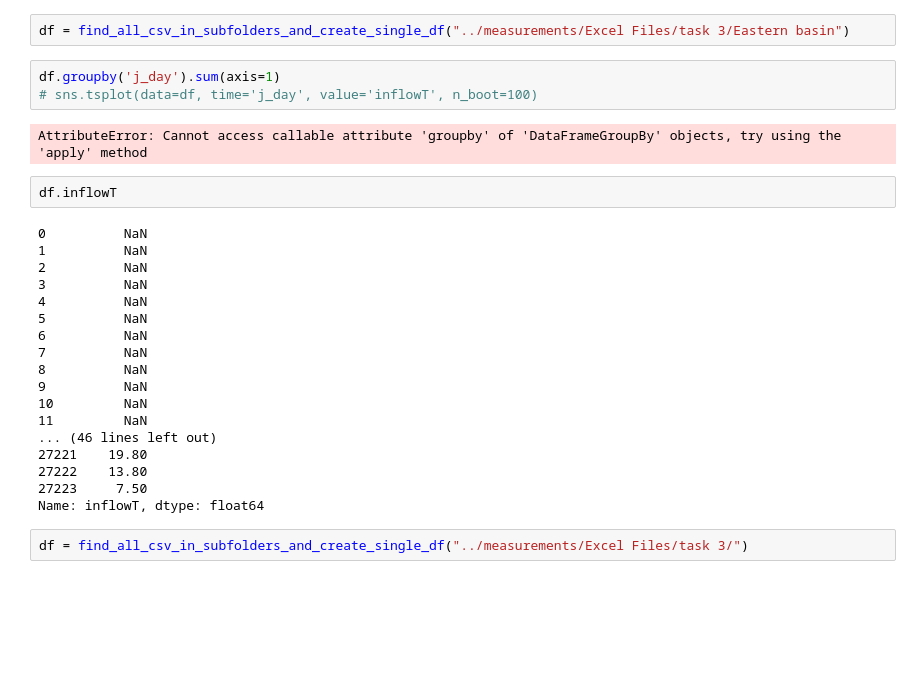
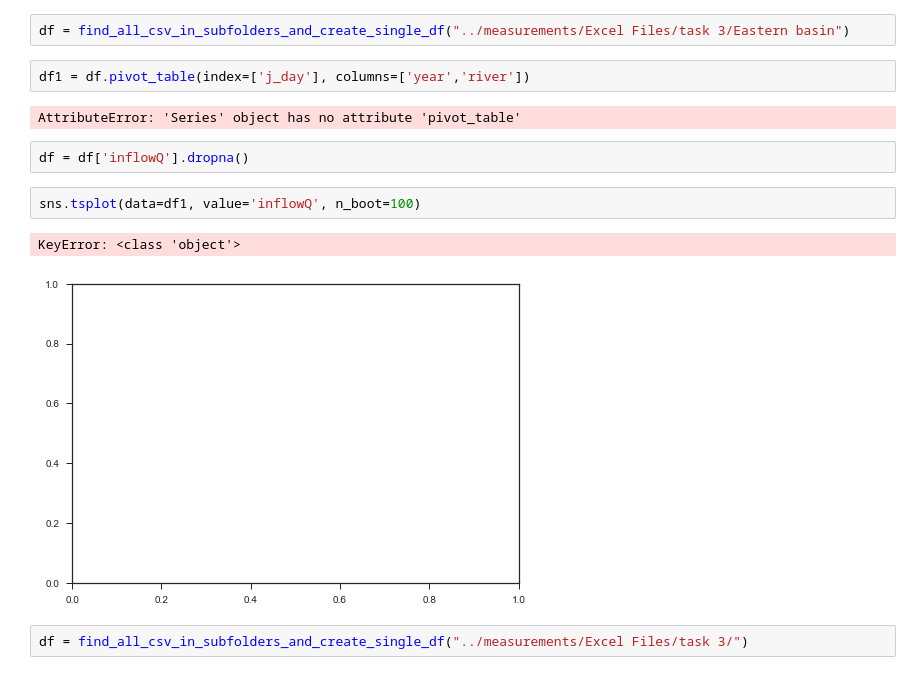
Before and after one commit to pycckuu/Great-Lakes-Data, a Jupyter notebook: post_proc_scripts/Data test 2.ipynb, the cells around one changed output. Saved outputs shown, nothing was run; the diff lists cells and outputs as text; blank space fills up the shorter version.

```diff
--- a/post_proc_scripts/Data test 2.ipynb
+++ b/post_proc_scripts/Data test 2.ipynb
@@ -5,31 +5,17 @@
 import statsmodels.formula.api as sm
 # %%
 df = find_all_csv_in_subfolders_and_create_single_df("../measurements/Excel Files/task 3/Eastern basin")
-# %%
-df.groupby('j_day').sum(axis=1)
-# sns.tsplot(data=df, time='j_day', value='inflowT', n_boot=100)
-# %% [output]
-AttributeError: Cannot access callable attribute 'groupby' of 'DataFrameGroupBy' objects, try using the 'apply' method
-# %%
-df.inflowT
-# %% [output]
-0          NaN
-1          NaN
-2          NaN
-3          NaN
-4          NaN
-5          NaN
-6          NaN
-7          NaN
-8          NaN
-9          NaN
-10         NaN
-11         NaN
-... (46 lines left out)
-27221    19.80
-27222    13.80
-27223     7.50
-Name: inflowT, dtype: float64
+# %%
+df1 = df.pivot_table(index=['j_day'], columns=['year','river'])
+# %% [output]
+AttributeError: 'Series' object has no attribute 'pivot_table'
+# %%
+df = df['inflowQ'].dropna()
+# %%
+sns.tsplot(data=df1, value='inflowQ', n_boot=100)
+# %% [output]
+KeyError: <class 'object'>
+[figure, added]
 # %%
 df = find_all_csv_in_subfolders_and_create_single_df("../measurements/Excel Files/task 3/")
 # %%
```
Also changed, not shown: 1 other file.
